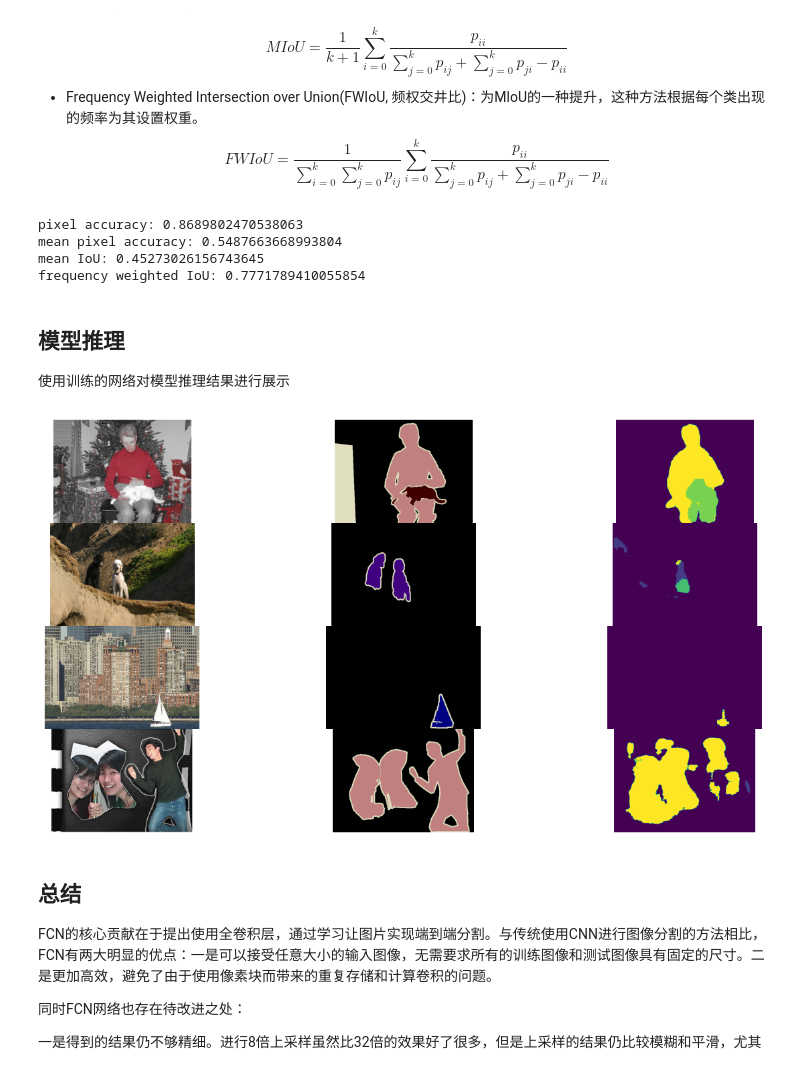
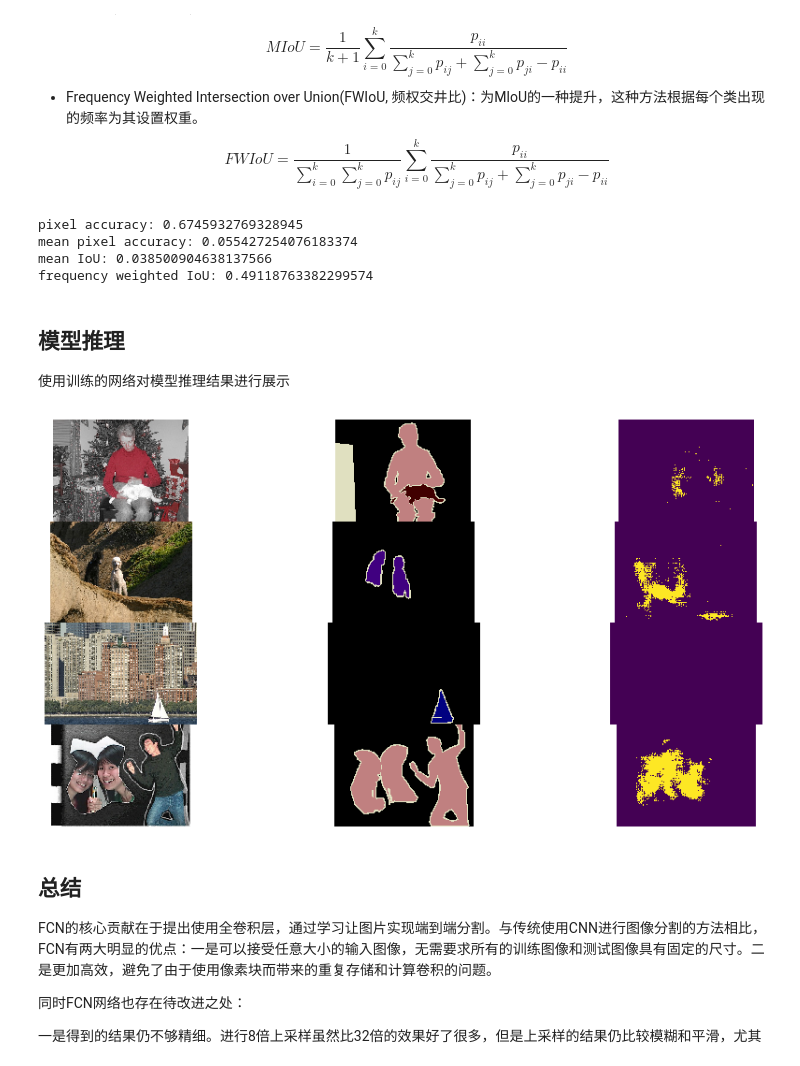
Before and after one commit to Jackey9797/FCN, a Jupyter notebook: FCN8s.ipynb, the cells around one changed output. Saved outputs shown, nothing was run; the diff lists cells and outputs as text; code cells hidden in the pictures.

```diff
--- a/FCN8s.ipynb
+++ b/FCN8s.ipynb
@@ -714,8 +683,8 @@ image_num = 0
 _scales = [1.0]
 freeze_bn = False
 _flip = False
-ckpt_file = "./ckpt/FCN8s_2-249_2645.ckpt"  #TODO
-data_root = "./dataset/VOCdevkit/VOC2012"
+ckpt_file = "./ckpt/FCN8s_2-2_2645.ckpt"  #TODO
+data_root = "./"
 eval_batch_size = 4
 param_dict = load_checkpoint(ckpt_file)
 load_param_into_net(net, param_dict)
@@ -727,10 +696,11 @@ evaluator = Evaluator(num_classes)
 
 for i, line in enumerate(img_lst):
 
-    img_name = line.strip('\n')
+    img_name1 = line.strip('\n').split(' ')[0][:-4]
+    img_name2 = line.strip('\n').split(' ')[1][:-4]
     data_root = data_root
-    img_path = data_root + '/JPEGImages/' + str(img_name) + '.jpg'
-    msk_path = data_root + '/SegmentationClass/' + str(img_name) + '.png'
+    img_path = data_root + str(img_name1) + '.jpg'
+    msk_path = data_root + str(img_name2) + '.png'
 
     img_ = np.array(Image.open(img_path), dtype=np.uint8)
     msk_ = np.array(Image.open(msk_path), dtype=np.uint8)
@@ -766,10 +736,10 @@ print('mean pixel accuracy:', MPA)
 print('mean IoU:', MIoU)
 print('frequency weighted IoU:', FWIoU)
 # %% [output]
-pixel accuracy: 0.8689802470538063
-mean pixel accuracy: 0.5487663668993804
-mean IoU: 0.45273026156743645
-frequency weighted IoU: 0.7771789410055854
+pixel accuracy: 0.6745932769328945
+mean pixel accuracy: 0.055427254076183374
+mean IoU: 0.038500904638137566
+frequency weighted IoU: 0.49118763382299574
 # %% [markdown]
 ## 模型推理
 使用训练的网络对模型推理结果进行展示
@@ -790,7 +760,7 @@ with open(data_lst) as f:
 net = FCN8s(n_class=num_classes)
 
 # 设置超参
-ckpt_file = "./ckpt/FCN8s_2-249_2645.ckpt"
+ckpt_file = "./ckpt/FCN8s_2-2_2645.ckpt"
 data_root = "./dataset/VOCdevkit/VOC2012"
 param_dict = load_checkpoint(ckpt_file)
 load_param_into_net(net, param_dict)
@@ -802,34 +772,34 @@ for i, line in enumerate(image[100:104]):
     data_root = data_root
     img_path = data_root + '/JPEGImages/' + str(img_name) + '.jpg'
     img_ = np.array(Image.open(img_path), dtype=np.uint8)
     img_lst.append(img_)
 
 res = eval_batch_scales(net, img_lst, scales=[1.0], base_crop_size=512, flip=False)
 
 
 plt.figure(figsize=(16, 8))
 for i, line in enumerate(image[100:104]):
     img_name = line.strip('\n')
     data_root = data_root
     img_path = data_root + '/JPEGImages/' + str(img_name) + '.jpg'
     msk_path = data_root + '/SegmentationClass/' + str(img_name) + '.png'
     img_ = Image.open(img_path)
     msk_ = Image.open(msk_path)
     res_ = res[i]
     plt.subplot(4, 3, i*3+1)
     plt.imshow(img_)
     plt.axis("off")
     plt.subplots_adjust(wspace=0.05, hspace=0)
     plt.subplot(4, 3, i*3+2)
     plt.imshow(msk_)
     plt.axis("off")
     plt.subplots_adjust(wspace=0.05, hspace=0)
     plt.subplot(4, 3, i*3+3)
     plt.imshow(res_);
     plt.axis("off")
     plt.subplots_adjust(wspace=0.05, hspace=0)
 # %% [output]
-[figure, old version]
+[figure, new version]
 # %% [markdown]
 ## 总结
 FCN的核心贡献在于提出使用全卷积层，通过学习让图片实现端到端分割。与传统使用CNN进行图像分割的方法相比，FCN有两大明显的优点：一是可以接受任意大小的输入图像，无需要求所有的训练图像和测试图像具有固定的尺寸。二是更加高效，避免了由于使用像素块而带来的重复存储和计算卷积的问题。
```
Also changed, not shown: parts of 2 cells of this notebook, 1 other file.
